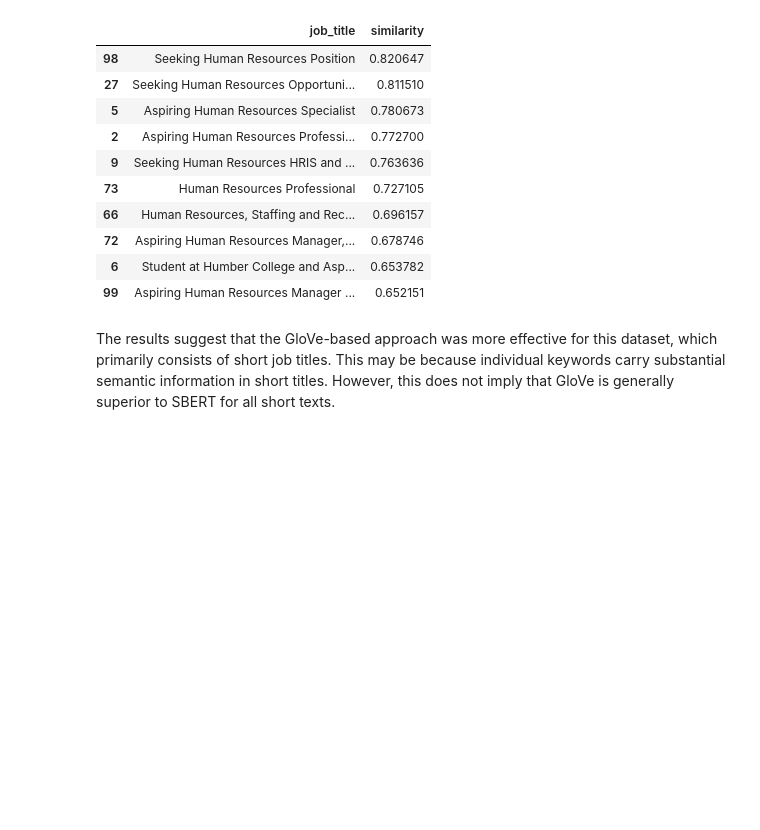
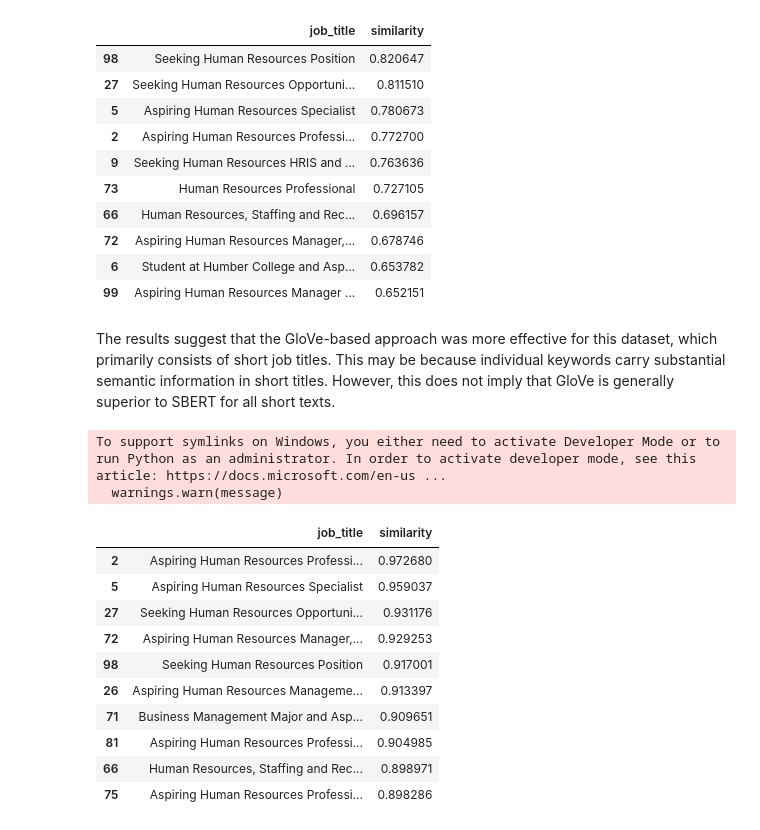
Before and after one commit to safwt-data/QwnYr0x6YtL8f4mY, a Jupyter notebook: notebooks/notebook_1.ipynb, the cells around one changed output. Drawn from its saved outputs; the diff is of its cells as text; code cells hidden in the pictures; blank space fills up the shorter version.

```diff
--- a/notebooks/notebook_1.ipynb
+++ b/notebooks/notebook_1.ipynb
@@ -543,3 +543,77 @@ df[["job_title", "similarity"]].sort_values(
 | 99 | Aspiring Human Resources Manager ... | 0.652151 |
 # %% [markdown]
 The results suggest that the GloVe-based approach was more effective for this dataset, which primarily consists of short job titles. This may be because individual keywords carry substantial semantic information in short titles. However, this does not imply that GloVe is generally superior to SBERT for all short texts.
+# %%
+tokenizer = AutoTokenizer.from_pretrained(
+    "intfloat/e5-small-v2"
+)
+
+e5 = AutoModel.from_pretrained(
+    "intfloat/e5-small-v2"
+)
+
+
+def get_title_vector_e5(text):
+
+    inputs = tokenizer(
+        text,
+        return_tensors="pt",
+        truncation=True,
+        padding=True
+    )
+
+    with torch.no_grad():
+        outputs = e5(**inputs)
+
+    # Token embeddings
+    token_embeddings = outputs.last_hidden_state
+
+    # Attention mask
+    attention_mask = inputs["attention_mask"]
+
+    # Expand mask to same dimensions as embeddings
+    mask = attention_mask.unsqueeze(-1).expand(
+        token_embeddings.size()
+    ).float()
+
+    # Mean pooling
+    vector = (token_embeddings * mask).sum(dim=1) / mask.sum(dim=1)
+
+    return vector.squeeze().numpy()
+
+
+df["e5_for_modeling"] = df["clean_job_title"].apply(
+    get_title_vector_e5
+)
+# %% [output]
+To support symlinks on Windows, you either need to activate Developer Mode or to run Python as an administrator. In order to activate developer mode, see this article: https://docs.microsoft.com/en-us ...
+  warnings.warn(message)
+# %%
+X_e5 = np.vstack(df["e5_for_modeling"])
+
+y1_vector = get_title_vector_e5(measure_rank_1)
+y2_vector = get_title_vector_e5(measure_rank_2)
+# %%
+score_1 = cosine_similarity(
+    y1_vector.reshape(1, -1),
+    X_e5
+)
+
+df["similarity"] = score_1.flatten()
+
+df[["job_title", "similarity"]].sort_values(
+    by="similarity",
+    ascending=False
+).head(10)
+# %% [output]
+|  | job_title | similarity |
+| 2 | Aspiring Human Resources Professi... | 0.972680 |
+| 5 | Aspiring Human Resources Specialist | 0.959037 |
+| 27 | Seeking Human Resources Opportuni... | 0.931176 |
+| 72 | Aspiring Human Resources Manager,... | 0.929253 |
+| 98 | Seeking Human Resources Position | 0.917001 |
+| 26 | Aspiring Human Resources Manageme... | 0.913397 |
+| 71 | Business Management Major and Asp... | 0.909651 |
+| 81 | Aspiring Human Resources Professi... | 0.904985 |
+| 66 | Human Resources, Staffing and Rec... | 0.898971 |
+| 75 | Aspiring Human Resources Professi... | 0.898286 |
```
Also changed, not shown: parts of 5 cells of this notebook.
